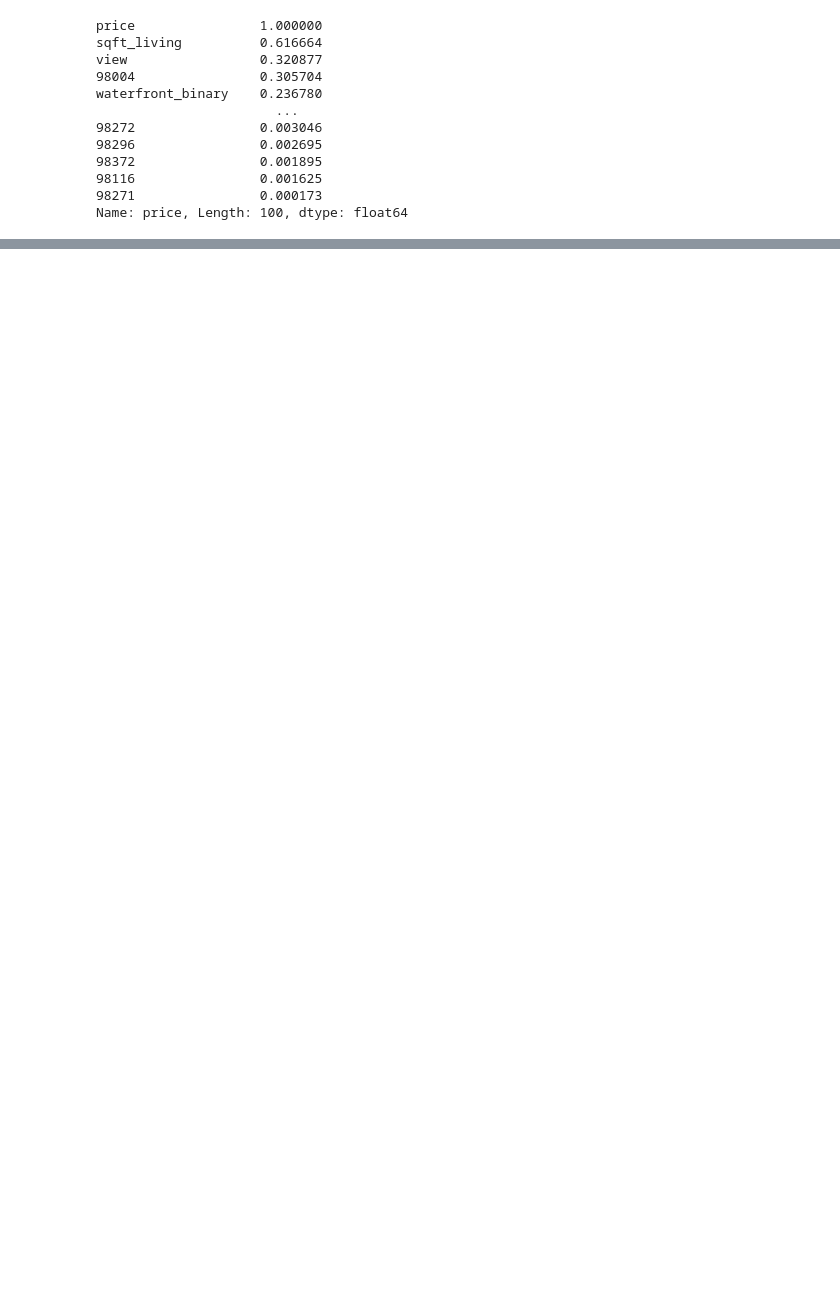
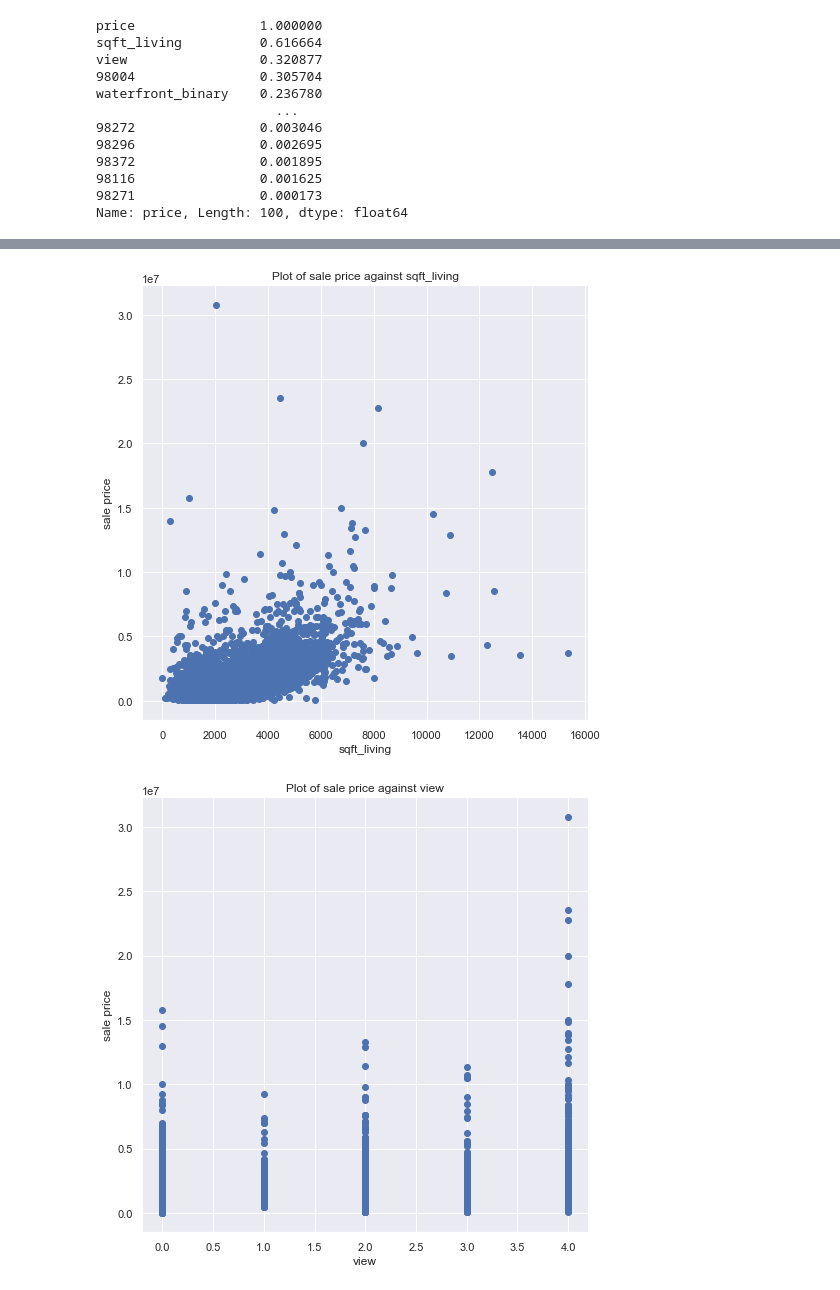
Before and after one commit to AliRampur/Phase-2-Group-Project, a Jupyter notebook: Charlie_notebook.ipynb, the cells around one changed output, grey strips where cells are left out. Saved outputs shown, nothing was run; the diff lists cells and outputs as text; code cells hidden in the pictures; blank space fills up the shorter version.

```diff
--- a/Charlie_notebook.ipynb
+++ b/Charlie_notebook.ipynb
@@ -1091,3 +1088,7 @@ OLS Regression Results
 | Kurtosis: | 193.040 | Cond. No. | 1.71 |
 Notes:
 [1] Standard Errors assume that the covariance matrix of the errors is correctly specified.
+# %%
+filter1 = df['yr_renovated'] > 0
+
+filter1
@@ -1093,0 +1108,4 @@ Notes:
+# %%
+df['yr_reno_cleaned'] = df['yr_renovated'].loc[filter1]
+
+df.yr_reno_cleaned.value_counts()
@@ -1093,0 +1140,18 @@ Notes:
+# %%
+from sklearn.impute import SimpleImputer
+
+# (1) frontage_train was created previously, so we don't
+# need to extract the relevant data again
+frontage_train = df[['yr_reno_cleaned']]
+# (2) Instantiate a SimpleImputer with strategy="median"
+imputer = SimpleImputer(strategy="median")
+
+# (3) Fit the imputer on frontage_train
+imputer.fit(frontage_train)
+
+# (4) Transform frontage_train using the imputer and
+# assign the result to frontage_imputed_train
+frontage_imputed_train = imputer.transform(frontage_train)
+
+# Visually inspect frontage_imputed_train
+frontage_imputed_train
@@ -1093,0 +1166,5 @@ Notes:
+# %%
+df['yr_reno_cleaned'] = frontage_imputed_train
+
+# Visually inspect X_train
+df.head()
@@ -1093,0 +1179,15 @@ Notes:
+# %%
+features = X.columns
+
+
+
+for x in features:
+    plt.figure(figsize=(8,8))
+    plt.scatter(X[x], df['price'])
+    plt.title(f'Plot of sale price against {x}')
+    plt.xlabel(x)
+    plt.ylabel('sale price')
+    plt.show()
+# %% [output]
+[figure, added]
+[figure, added]
```
Also changed, not shown: parts of 25 cells of this notebook.
